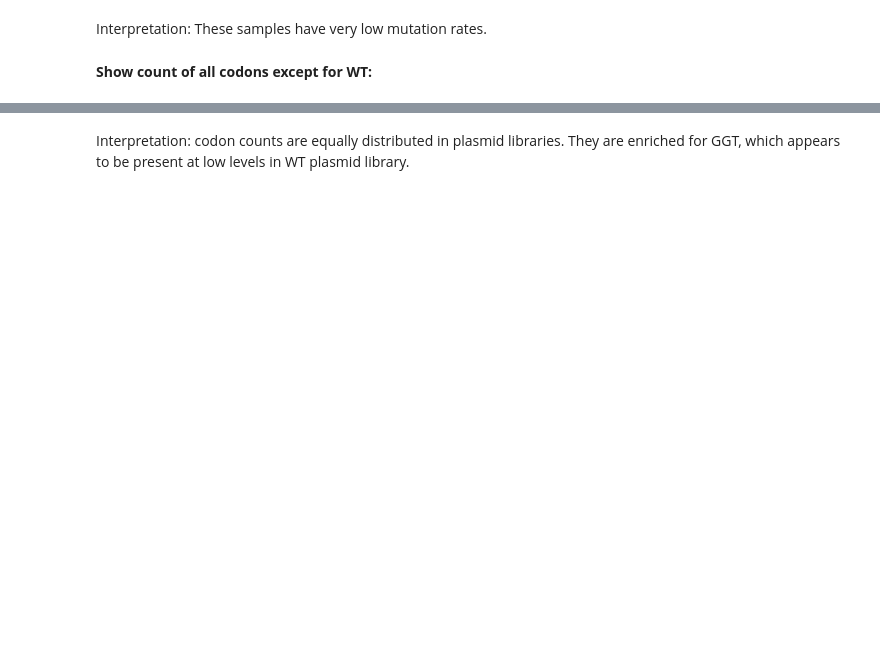
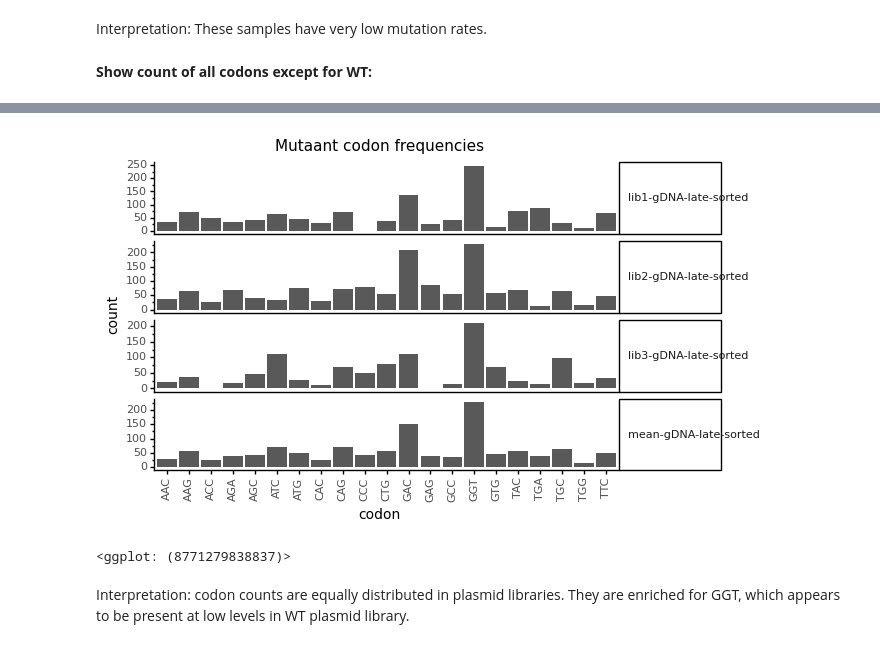
Before and after one commit to dbacsik/ns5_small_mutagenesis, a Jupyter notebook: site_734/extract_site_734_counts.py.ipynb, the cells around one changed output, grey strips where cells are left out. Saved outputs shown, nothing was run; the diff lists cells and outputs as text; code cells hidden in the pictures; blank space fills up the shorter version.

```diff
--- a/site_734/extract_site_734_counts.py.ipynb
+++ b/site_734/extract_site_734_counts.py.ipynb
@@ -490,2 +491,30 @@ display(codon_counts_noWT_plot)
+# %%
+codon_counts_noWT_plot = (
+    p9.ggplot(codon_counts
+              .query('codon != wildtype')
+              .query('library != "wt"')
+              .query('source == "gDNA"')
+              .query('stage == "late"')
+              .query('sorted == "sorted"')) +
+    p9.aes(x='codon',
+           y='count') +
+    p9.geom_bar(stat='identity') +
+    p9.facet_grid('name~', scales='free_y') +
+    p9.ggtitle('Mutaant codon frequencies') +
+    p9.labs(x='codon',
+            y='count') +
+    p9.theme(figure_size=(6, 4),
+             plot_title=p9.element_text(size=11),
+             axis_title=p9.element_text(size=10),
+             axis_text_x=p9.element_text(size=8, rotation=90),
+             axis_text_y=p9.element_text(size=8),
+             strip_text_y=p9.element_text(size=8,angle=0, ha='left'),
+             strip_background_y=p9.element_text(width=0.22))
+   )
+
+display(codon_counts_noWT_plot)
+# %% [output]
+[figure, added]
+<ggplot: (8771279838837)>
 # %% [markdown]
 Interpretation: codon counts are equally distributed in plasmid libraries. They are enriched for GGT, which appears to be present at low levels in WT plasmid library.
```
Also changed, not shown: parts of 6 cells of this notebook.
